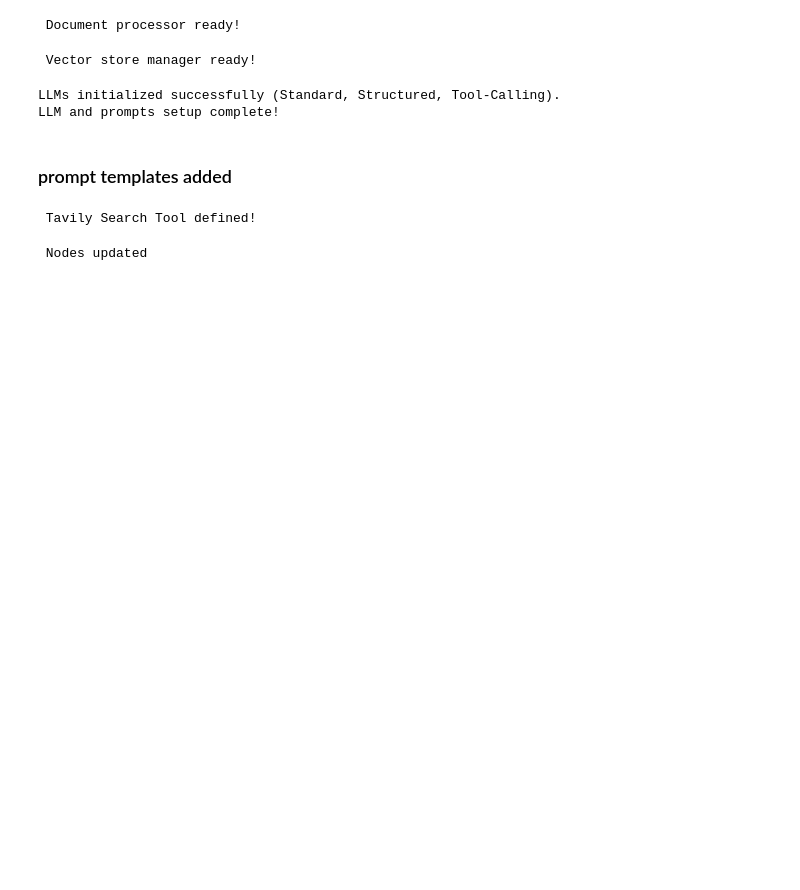
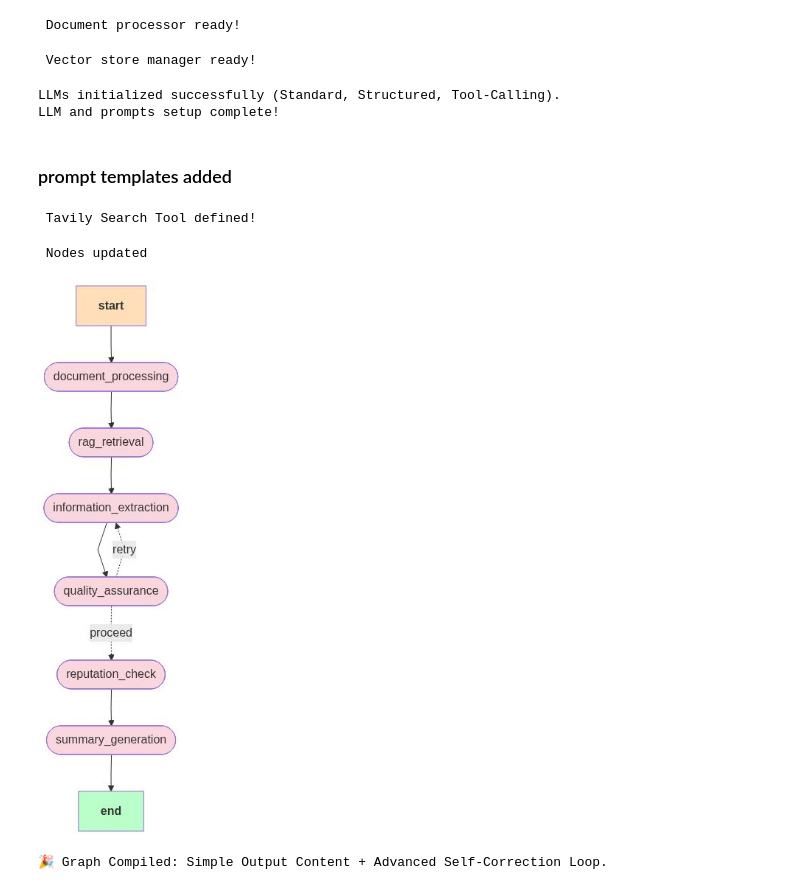
Before and after one commit to rishitkam/capstone-project, a Jupyter notebook: project-code/capstone-code.ipynb, the cells around one changed output. Saved outputs shown, nothing was run; the diff lists cells and outputs as text; code cells hidden in the pictures; blank space fills up the shorter version.

Commit message:
Added LangGraph with retry loop and full node pipeline

```diff
--- a/project-code/capstone-code.ipynb
+++ b/project-code/capstone-code.ipynb
@@ -421,3 +415,49 @@ def summary_generation_node(state: PolicyAnalyzerState) -> PolicyAnalyzerState:
 print(" Nodes updated")
 # %% [output]
  Nodes updated
+# %%
+# Cell 10: Compile the Hybrid LangGraph
+
+# The Router Function
+def route_qa(state: PolicyAnalyzerState):
+    """If there is feedback, RETRY. If not, PROCEED."""
+    if state.get("revision_feedback"):
+        return "retry"
+    return "proceed"
+
+workflow = StateGraph(PolicyAnalyzerState)
+
+# Add Nodes
+workflow.add_node("document_processing", document_processing_node)
+workflow.add_node("rag_retrieval", rag_retrieval_node)
+workflow.add_node("information_extraction", information_extraction_node)
+workflow.add_node("quality_assurance", quality_assurance_node) # The Critic
+workflow.add_node("reputation_check", reputation_check_node)
+workflow.add_node("summary_generation", summary_generation_node)
+
+# Add Edges
+workflow.set_entry_point("document_processing")
+workflow.add_edge("document_processing", "rag_retrieval")
+workflow.add_edge("rag_retrieval", "information_extraction")
+workflow.add_edge("information_extraction", "quality_assurance")
+
+# THE CONDITIONAL LOOP
+workflow.add_conditional_edges(
+    "quality_assurance",
+    route_qa,
+    {
+        "retry": "information_extraction", # Go back!
+        "proceed": "reputation_check"      # Go forward!
+    }
+)
+
+workflow.add_edge("reputation_check", "summary_generation")
+workflow.add_edge("summary_generation", END)
+
+# Compile
+analyzer_workflow = workflow.compile()
+display(Image(analyzer_workflow.get_graph().draw_mermaid_png()))
+print("Graph Compiled: Simple Output Content + Advanced Self-Correction Loop.")
+# %% [output]
+[figure, added]
+🎉 Graph Compiled: Simple Output Content + Advanced Self-Correction Loop.
```
Also changed, not shown: parts of 1 cell of this notebook.
